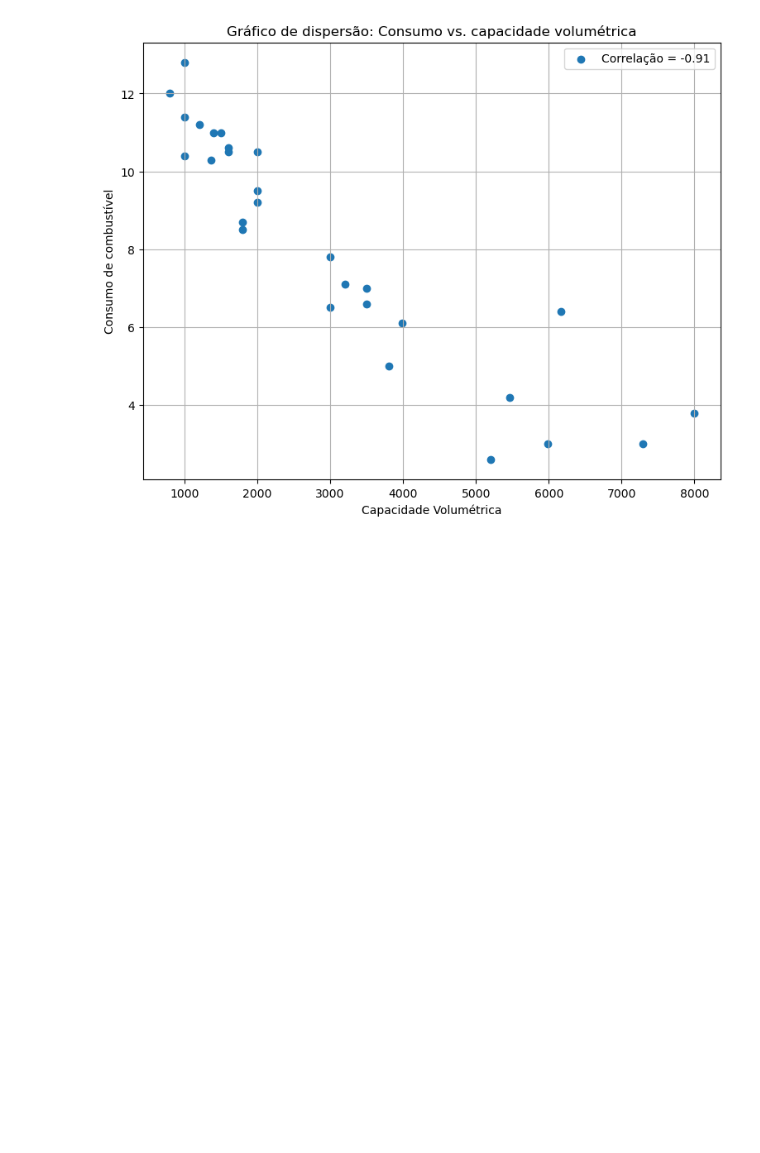
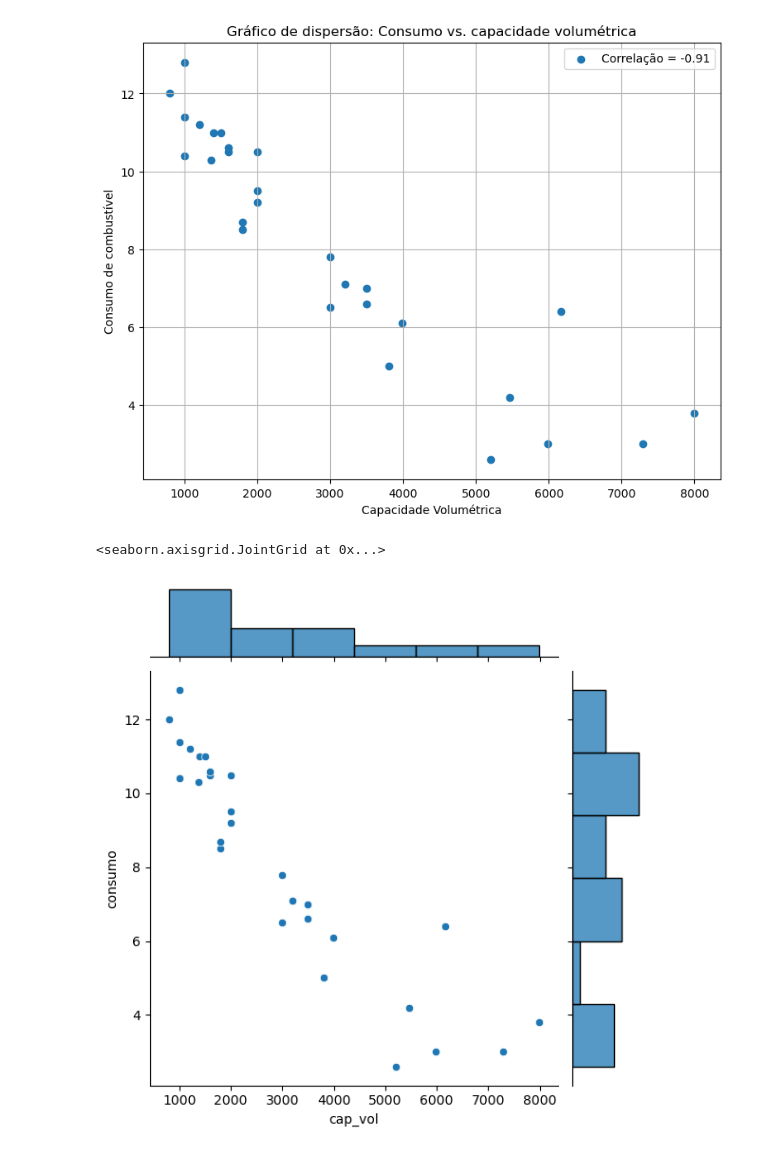
Before and after one commit to eliabev/Data_Science_Courses, a Jupyter notebook: aula_01/teste.ipynb, the cells around one changed output. Drawn from its saved outputs; the diff is of its cells as text; code cells hidden in the pictures; blank space fills up the shorter version.

Commit message:
Finish last exercises from first class. Add dispersion graphs

```diff
--- a/aula_01/teste.ipynb
+++ b/aula_01/teste.ipynb
@@ -118,3 +113,8 @@ plt.grid(True)
 plt.show()
 # %% [output]
 [figure]
+# %%
+sns.jointplot(x=c1, y=c2)
+# %% [output]
+<seaborn.axisgrid.JointGrid at 0x...>
+[figure, added]
```
Also changed, not shown: parts of 11 cells of this notebook.
